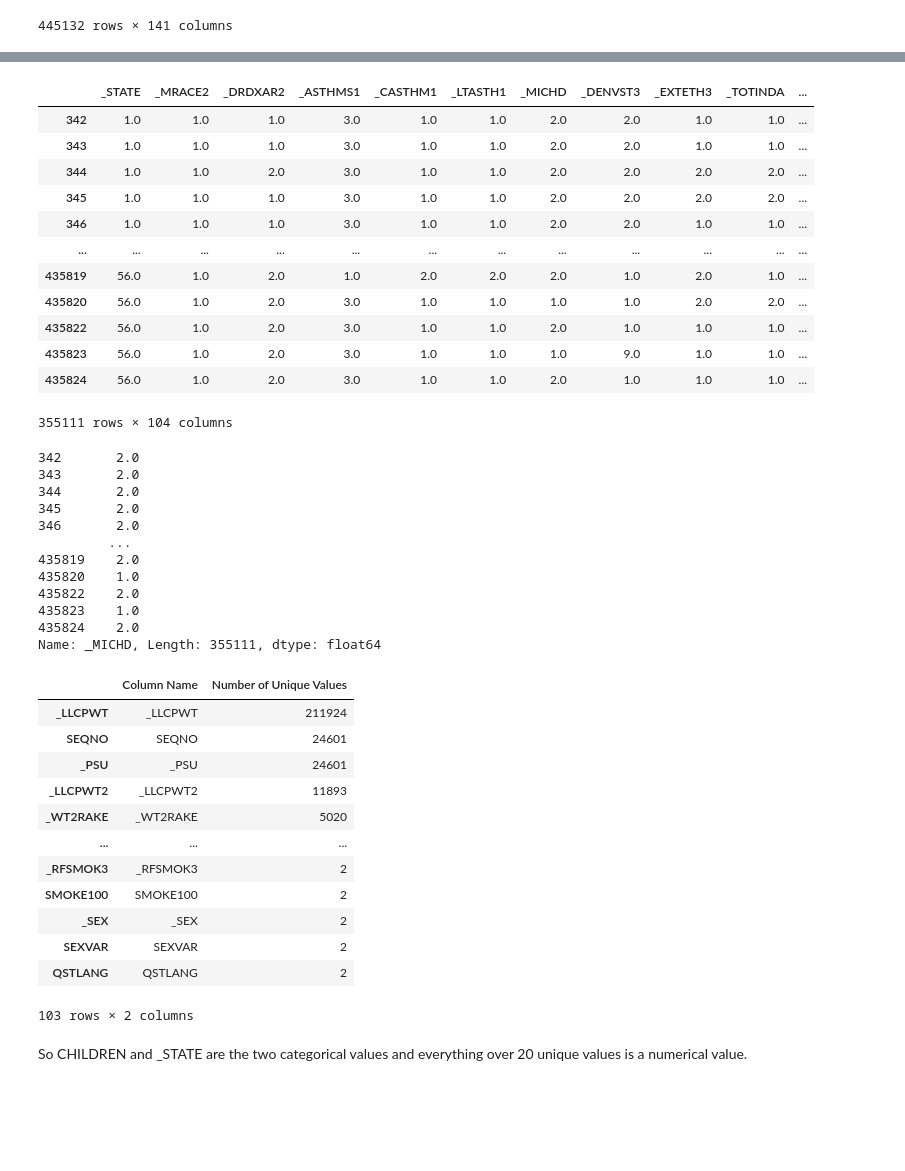
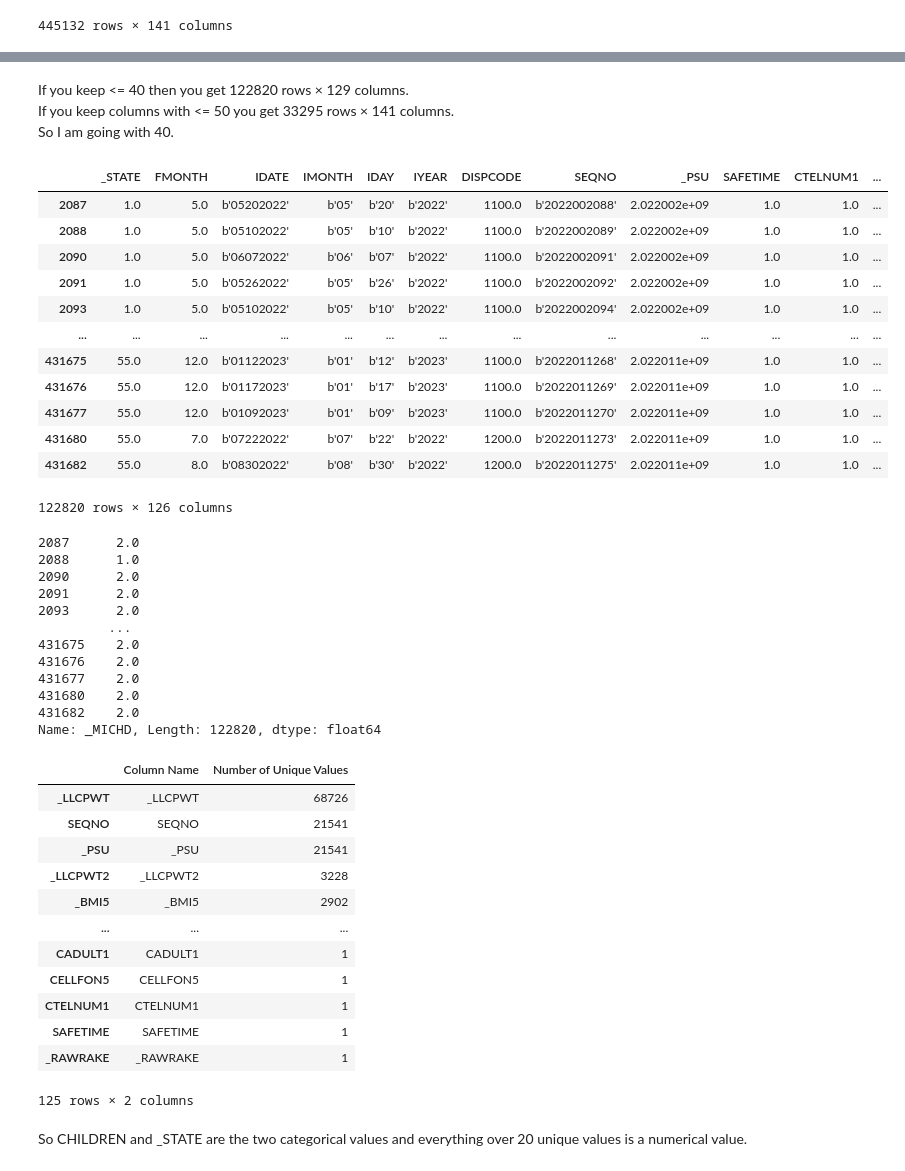
Before and after one commit to duvallar/MA384_CDSA, a Jupyter notebook: duvallar/indicators_2022/preprocess2022.ipynb, the cells around one changed output, grey strips where cells are left out. Cells and saved outputs as stored; diff of their text form; code cells hidden in the pictures; blank space fills up the shorter version.

```diff
--- a/duvallar/indicators_2022/preprocess2022.ipynb
+++ b/duvallar/indicators_2022/preprocess2022.ipynb
@@ -77,40 +91,44 @@ result_df = pd.DataFrame({
+# %% [markdown]
+If you keep <= 40 then you get 122820 rows × 129 columns.
+If you keep columns with <= 50 you get 33295 rows × 141 columns.
+So I am going with 40.
 # %%
-df = df[result_df[result_df['Percentage_of_Missing_Values'] < 10.0].Column.value_counts().index].dropna()
+df = df[result_df[result_df['Percentage_of_Missing_Values'] <= 40.0].Column].dropna()
 invalid_columns = ['CVDCRHD4', 'CVDINFR4', 'LCSCTSC1']
 # These columns are being removed because they are asking the same information as the target and should not skew the weights
 df = df.drop(invalid_columns ,axis =1)
 df
 # %% [output]
-|  | _STATE | _MRACE2 | _DRDXAR2 | _ASTHMS1 | _CASTHM1 | _LTASTH1 | _MICHD | _DENVST3 | _EXTETH3 | _TOTINDA | ... |
-| 342 | 1.0 | 1.0 | 1.0 | 3.0 | 1.0 | 1.0 | 2.0 | 2.0 | 1.0 | 1.0 | ... |
-| 343 | 1.0 | 1.0 | 1.0 | 3.0 | 1.0 | 1.0 | 2.0 | 2.0 | 1.0 | 1.0 | ... |
-| 344 | 1.0 | 1.0 | 2.0 | 3.0 | 1.0 | 1.0 | 2.0 | 2.0 | 2.0 | 2.0 | ... |
-| 345 | 1.0 | 1.0 | 1.0 | 3.0 | 1.0 | 1.0 | 2.0 | 2.0 | 2.0 | 2.0 | ... |
-| 346 | 1.0 | 1.0 | 1.0 | 3.0 | 1.0 | 1.0 | 2.0 | 2.0 | 1.0 | 1.0 | ... |
-| ... | ... | ... | ... | ... | ... | ... | ... | ... | ... | ... | ... |
-| 435819 | 56.0 | 1.0 | 2.0 | 1.0 | 2.0 | 2.0 | 2.0 | 1.0 | 2.0 | 1.0 | ... |
-| 435820 | 56.0 | 1.0 | 2.0 | 3.0 | 1.0 | 1.0 | 1.0 | 1.0 | 2.0 | 2.0 | ... |
-| 435822 | 56.0 | 1.0 | 2.0 | 3.0 | 1.0 | 1.0 | 2.0 | 1.0 | 1.0 | 1.0 | ... |
-| 435823 | 56.0 | 1.0 | 2.0 | 3.0 | 1.0 | 1.0 | 1.0 | 9.0 | 1.0 | 1.0 | ... |
-| 435824 | 56.0 | 1.0 | 2.0 | 3.0 | 1.0 | 1.0 | 2.0 | 1.0 | 1.0 | 1.0 | ... |
+|  | _STATE | FMONTH | IDATE | IMONTH | IDAY | IYEAR | DISPCODE | SEQNO | _PSU | SAFETIME | CTELNUM1 | ... |
+| 2087 | 1.0 | 5.0 | b'05202022' | b'05' | b'20' | b'2022' | 1100.0 | b'2022002088' | 2.022002e+09 | 1.0 | 1.0 | ... |
+| 2088 | 1.0 | 5.0 | b'05102022' | b'05' | b'10' | b'2022' | 1100.0 | b'2022002089' | 2.022002e+09 | 1.0 | 1.0 | ... |
+| 2090 | 1.0 | 5.0 | b'06072022' | b'06' | b'07' | b'2022' | 1100.0 | b'2022002091' | 2.022002e+09 | 1.0 | 1.0 | ... |
+| 2091 | 1.0 | 5.0 | b'05262022' | b'05' | b'26' | b'2022' | 1100.0 | b'2022002092' | 2.022002e+09 | 1.0 | 1.0 | ... |
+| 2093 | 1.0 | 5.0 | b'05102022' | b'05' | b'10' | b'2022' | 1100.0 | b'2022002094' | 2.022002e+09 | 1.0 | 1.0 | ... |
+| ... | ... | ... | ... | ... | ... | ... | ... | ... | ... | ... | ... | ... |
+| 431675 | 55.0 | 12.0 | b'01122023' | b'01' | b'12' | b'2023' | 1100.0 | b'2022011268' | 2.022011e+09 | 1.0 | 1.0 | ... |
+| 431676 | 55.0 | 12.0 | b'01172023' | b'01' | b'17' | b'2023' | 1100.0 | b'2022011269' | 2.022011e+09 | 1.0 | 1.0 | ... |
+| 431677 | 55.0 | 12.0 | b'01092023' | b'01' | b'09' | b'2023' | 1100.0 | b'2022011270' | 2.022011e+09 | 1.0 | 1.0 | ... |
+| 431680 | 55.0 | 7.0 | b'07222022' | b'07' | b'22' | b'2022' | 1200.0 | b'2022011273' | 2.022011e+09 | 1.0 | 1.0 | ... |
+| 431682 | 55.0 | 8.0 | b'08302022' | b'08' | b'30' | b'2022' | 1200.0 | b'2022011275' | 2.022011e+09 | 1.0 | 1.0 | ... |
-355111 rows × 104 columns
+122820 rows × 126 columns
 # %%
 target = df._MICHD
 df = df.drop('_MICHD', axis=1)
 target
 # %% [output]
-342       2.0
-343       2.0
-344       2.0
-345       2.0
-346       2.0
+2087      2.0
+2088      1.0
+2090      2.0
+2091      2.0
+2093      2.0
          ...
-435819    2.0
-435820    1.0
-435822    2.0
-435823    1.0
-435824    2.0
-Name: _MICHD, Length: 355111, dtype: float64
+431675    2.0
+431676    2.0
+431677    2.0
+431680    2.0
+431682    2.0
+Name: _MICHD, Length: 122820, dtype: float64
 # %%
 # value_counts_per_column = df.apply(lambda x: x.value_counts())
 
@@ -136,18 +154,18 @@ unique_counts_df = pd.DataFrame({
 unique_counts_df.sort_values(by='Number of Unique Values', ascending=False)
 # %% [output]
 |  | Column Name | Number of Unique Values |
-| _LLCPWT | _LLCPWT | 211924 |
-| SEQNO | SEQNO | 24601 |
-| _PSU | _PSU | 24601 |
-| _LLCPWT2 | _LLCPWT2 | 11893 |
-| _WT2RAKE | _WT2RAKE | 5020 |
+| _LLCPWT | _LLCPWT | 68726 |
+| SEQNO | SEQNO | 21541 |
+| _PSU | _PSU | 21541 |
+| _LLCPWT2 | _LLCPWT2 | 3228 |
+| _BMI5 | _BMI5 | 2902 |
 | ... | ... | ... |
-| _RFSMOK3 | _RFSMOK3 | 2 |
-| SMOKE100 | SMOKE100 | 2 |
-| _SEX | _SEX | 2 |
-| SEXVAR | SEXVAR | 2 |
-| QSTLANG | QSTLANG | 2 |
+| CADULT1 | CADULT1 | 1 |
+| CELLFON5 | CELLFON5 | 1 |
+| CTELNUM1 | CTELNUM1 | 1 |
+| SAFETIME | SAFETIME | 1 |
+| _RAWRAKE | _RAWRAKE | 1 |
-103 rows × 2 columns
+125 rows × 2 columns
 # %%
 # colsW10OrLessGroups = unique_counts_df[unique_counts_df['Number of Unique Values'] <10]['Column Name']
 # for col in colsW10OrLessGroups:
```
Also changed, not shown: parts of 18 cells of this notebook, 2 other files.
